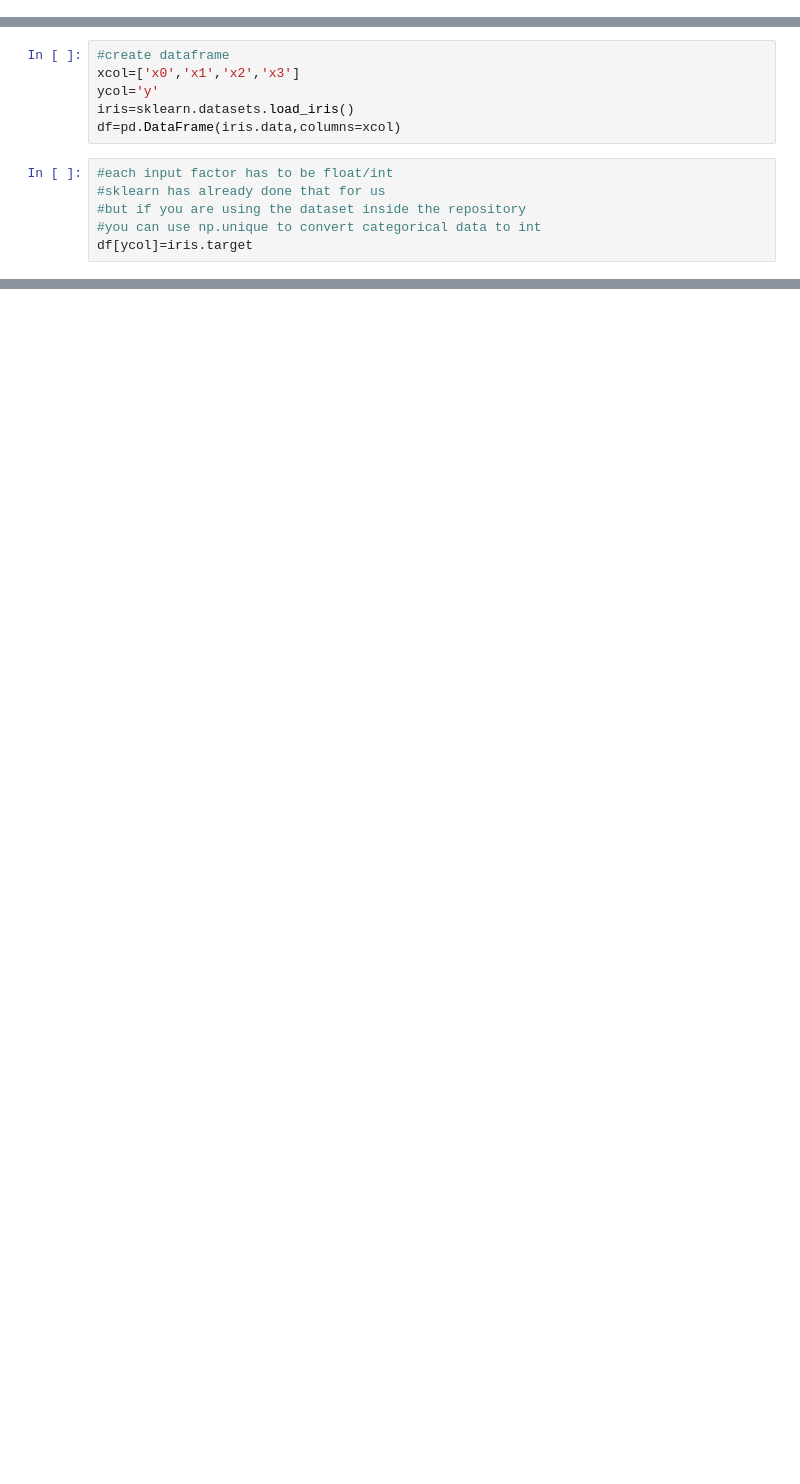
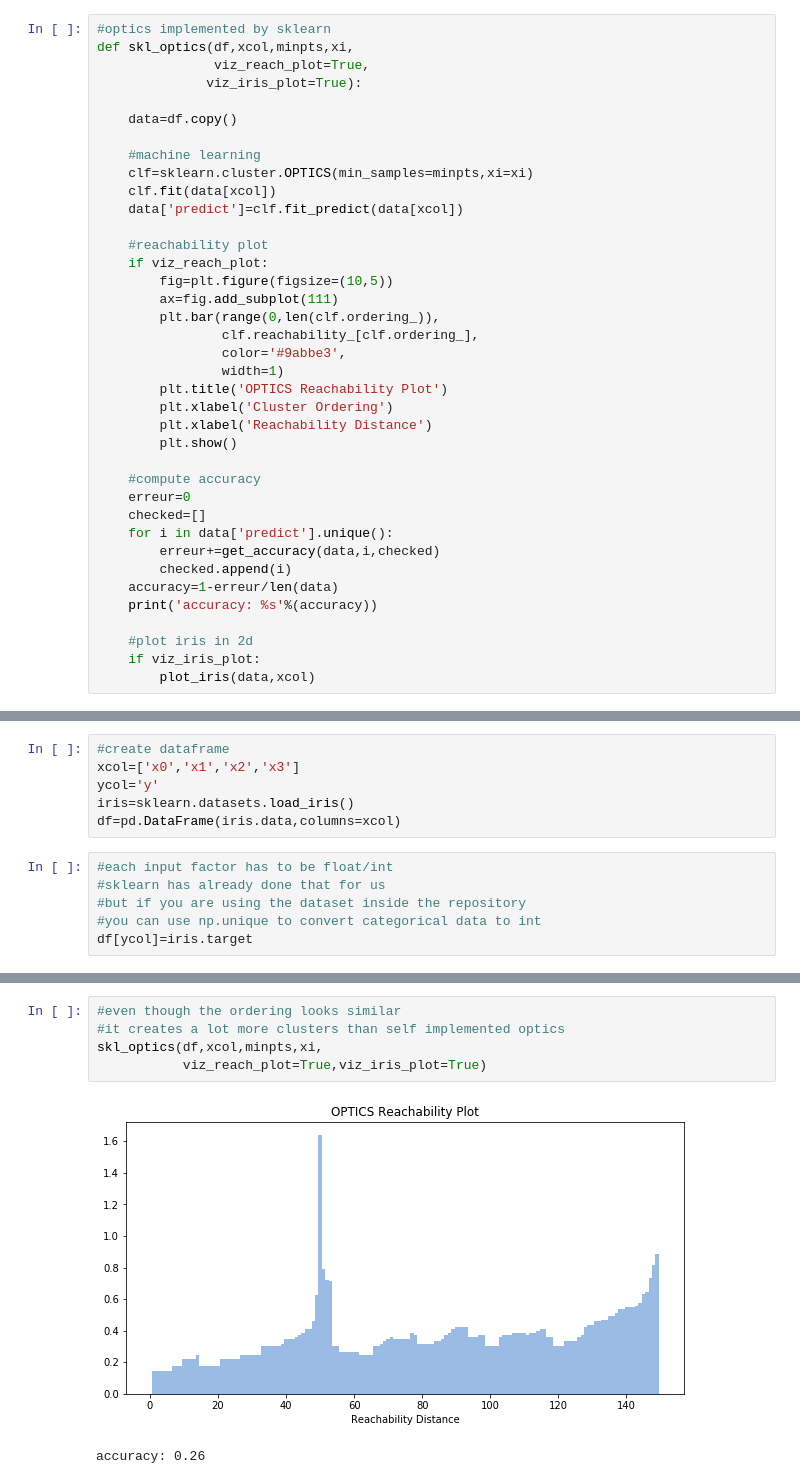
Before and after one commit to je-suis-tm/machine-learning, a Jupyter notebook: optics.ipynb, the cells around one changed output, grey strips where cells are left out. Drawn from its saved outputs; the diff is of its cells as text; blank space fills up the shorter version.

```diff
--- a/optics.ipynb
+++ b/optics.ipynb
@@ -198,0 +373,38 @@ def find_clusters(up_areas,down_areas,reach_plot,xi,minpts):
+# %%
+#optics implemented by sklearn
+def skl_optics(df,xcol,minpts,xi,
+               viz_reach_plot=True,
+              viz_iris_plot=True):
+
+    data=df.copy()
+
+    #machine learning
+    clf=sklearn.cluster.OPTICS(min_samples=minpts,xi=xi)
+    clf.fit(data[xcol])
+    data['predict']=clf.fit_predict(data[xcol])
+
+    #reachability plot
+    if viz_reach_plot:
+        fig=plt.figure(figsize=(10,5))
+        ax=fig.add_subplot(111)
+        plt.bar(range(0,len(clf.ordering_)),
+                clf.reachability_[clf.ordering_],
+                color='#9abbe3',
+                width=1)
+        plt.title('OPTICS Reachability Plot')
+        plt.xlabel('Cluster Ordering')
+        plt.xlabel('Reachability Distance')
+        plt.show()
+
+    #compute accuracy
+    erreur=0
+    checked=[]
+    for i in data['predict'].unique():
+        erreur+=get_accuracy(data,i,checked)
+        checked.append(i)
+    accuracy=1-erreur/len(data)
+    print('accuracy: %s'%(accuracy))
+
+    #plot iris in 2d
+    if viz_iris_plot:
+        plot_iris(data,xcol)
@@ -248,0 +475,8 @@ clusters=find_clusters(up_areas,down_areas,reach_plot,xi,minpts)
+# %%
+#even though the ordering looks similar
+#it creates a lot more clusters than self implemented optics
+skl_optics(df,xcol,minpts,xi,
+           viz_reach_plot=True,viz_iris_plot=True)
+# %% [output]
+[figure, added]
+accuracy: 0.26
```
Also changed, not shown: parts of 24 cells of this notebook, 3 other files.
